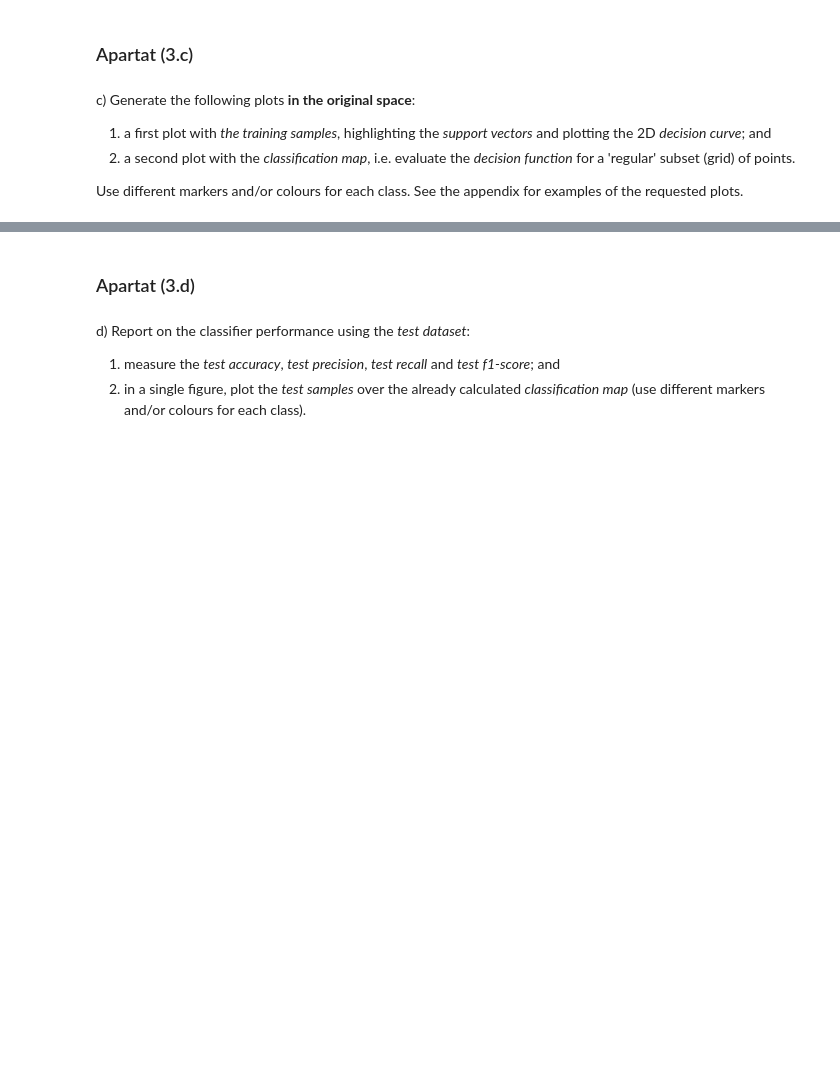
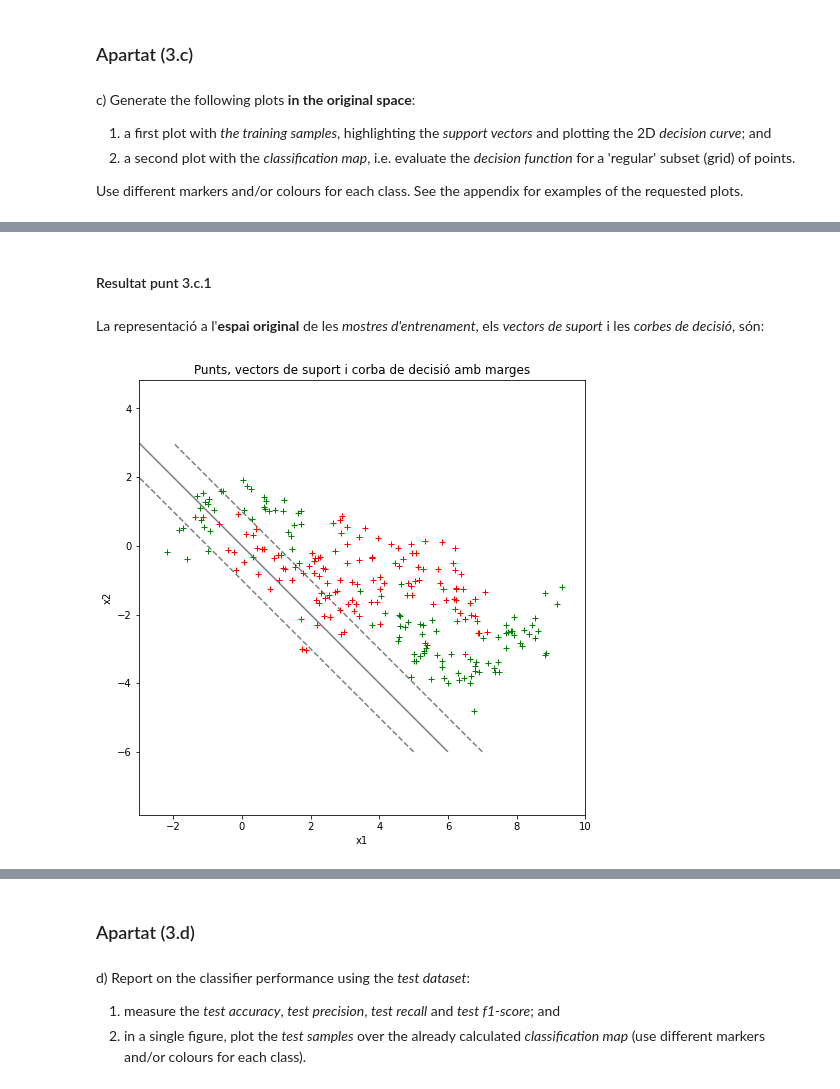
Before and after one commit to llublad/MUSI-AA, a Jupyter notebook: musi-aa-modulo2/handout_3/BERNAT_LADARIA_LLUIS_Problem_3.ipynb, the cells around one changed output, grey strips where cells are left out. Cells and saved outputs as stored; diff of their text form; code cells hidden in the pictures; blank space fills up the shorter version.

```diff
--- a/musi-aa-modulo2/handout_3/BERNAT_LADARIA_LLUIS_Problem_3.ipynb
+++ b/musi-aa-modulo2/handout_3/BERNAT_LADARIA_LLUIS_Problem_3.ipynb
@@ -166,7 +171,7 @@ Tot seguit definirem els diccionaris i variables necessaris per a provar diferen
 # %%
 params_to_try = []
 
-c_values_to_try = [10**ex for ex in range(-2, 4 + 1)]
+c_values_to_try = [10**ex for ex in range(-2, 5 + 1)]
 # %%
 # kernel lineal: per tal de donar a la resposta un caire de completitud,
 #   afegim també el kernel lineal, tot i que sabem que per la nostra distribució
@@ -268,7 +273,7 @@ Un cop construït el *pipeline*, ja el podem fer servir per fer la cerca dels (h
 s_kfold = StratifiedKFold(n_splits=n_folds, shuffle=True, random_state=11615)
 
 n_jobs = -1  # Utilitzar tots els fils d'execució
-verbose_level = 2  # Ens ajudarà a passar una estona més entretinguda ...
+verbose_level = 1  # Ens ajudarà a passar una estona més entretinguda ...
 
 gs_cv = GridSearchCV(estimator=gs_clf_p,
                     cv=s_kfold,
@@ -355,0 +389,32 @@ See the appendix for examples of the requested plots.
+# %%
+import numpy as np
+
+def get_view_limits(X: np.ndarray):
+
+    ### límits del diagrama:
+    x_left = np.floor(np.amin(X, axis = 0)[0] - 0.5)
+    x_right = np.ceil(np.amax(X, axis = 0)[0] + 0.5)
+    y_top = np.ceil(np.amax(X, axis = 0)[1] + 0.5)
+    y_bottom = np.floor(np.amin(X, axis = 0)[1]- 0.5)
+
+    return x_left, x_right, y_bottom, y_top
+
+
+def get_mesh(g_func,
+             x_left: float, x_right: float, y_bottom: float, y_top: float,
+             res: int = 100):
+
+    # calcula malla
+
+    xx = np.linspace(x_left, x_right, res)
+    yy = np.linspace(y_bottom, y_top, res)
+    XX, YY = np.meshgrid(xx, yy, indexing = 'ij')
+    Z = np.zeros((res * res, 1))
+
+    k = 0
+    for x1 in xx:
+        for x2 in yy:
+            Z[k] = g_func(np.array((x1, x2), dtype=float))
+            k += 1
+
+    return XX, YY, Z
@@ -355,0 +567,12 @@ See the appendix for examples of the requested plots.
+# %% [markdown]
+#### Resultat punt 3.c.1
+# %% [markdown]
+La representació a l'**espai original** de les *mostres d'entrenament*, els *vectors de suport*
+i les *corbes de decisió*, són:
+# %%
+def rbf_func(x):
+    return x[0] + x[1]
+
+plot_scatter_contour(X_train, y_train, [], rbf_func)
+# %% [output]
+[figure, added]
```
Also changed, not shown: parts of 42 cells of this notebook.
